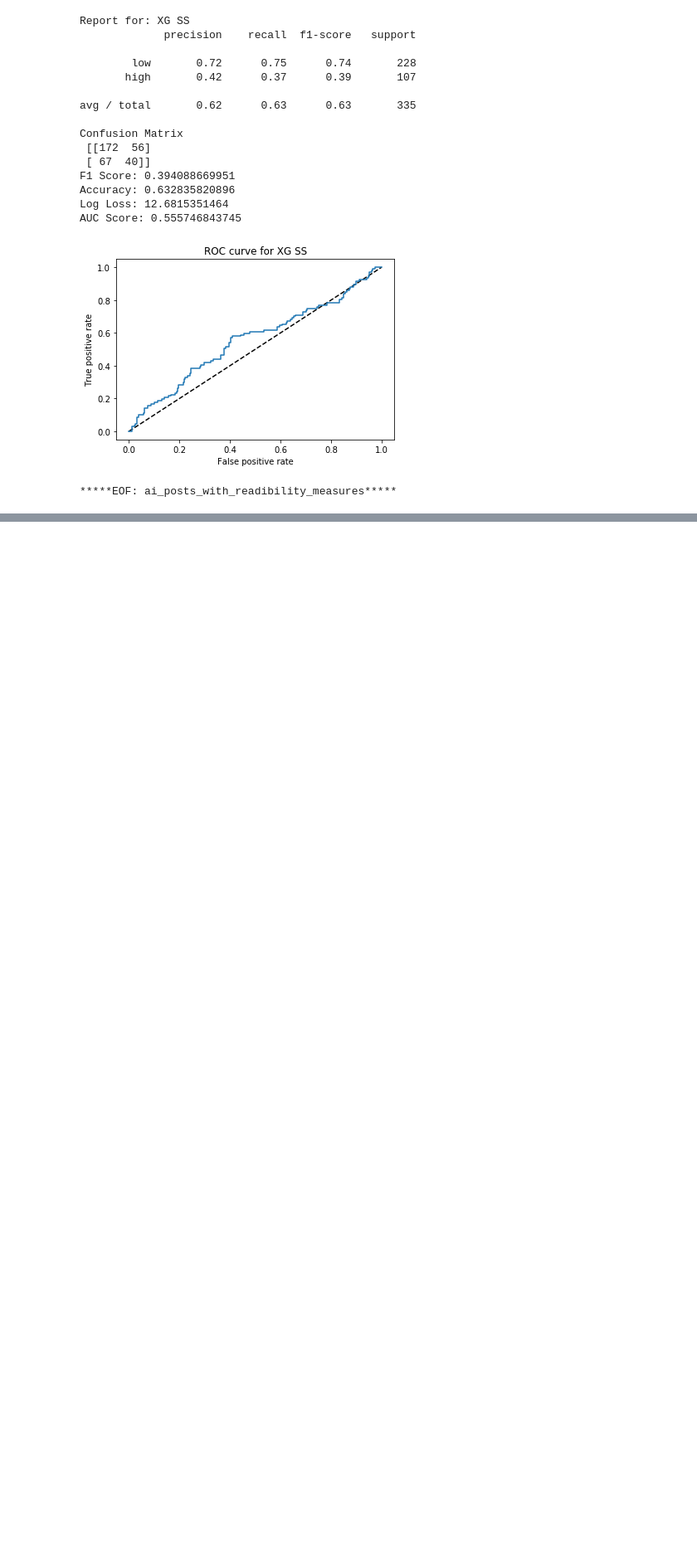
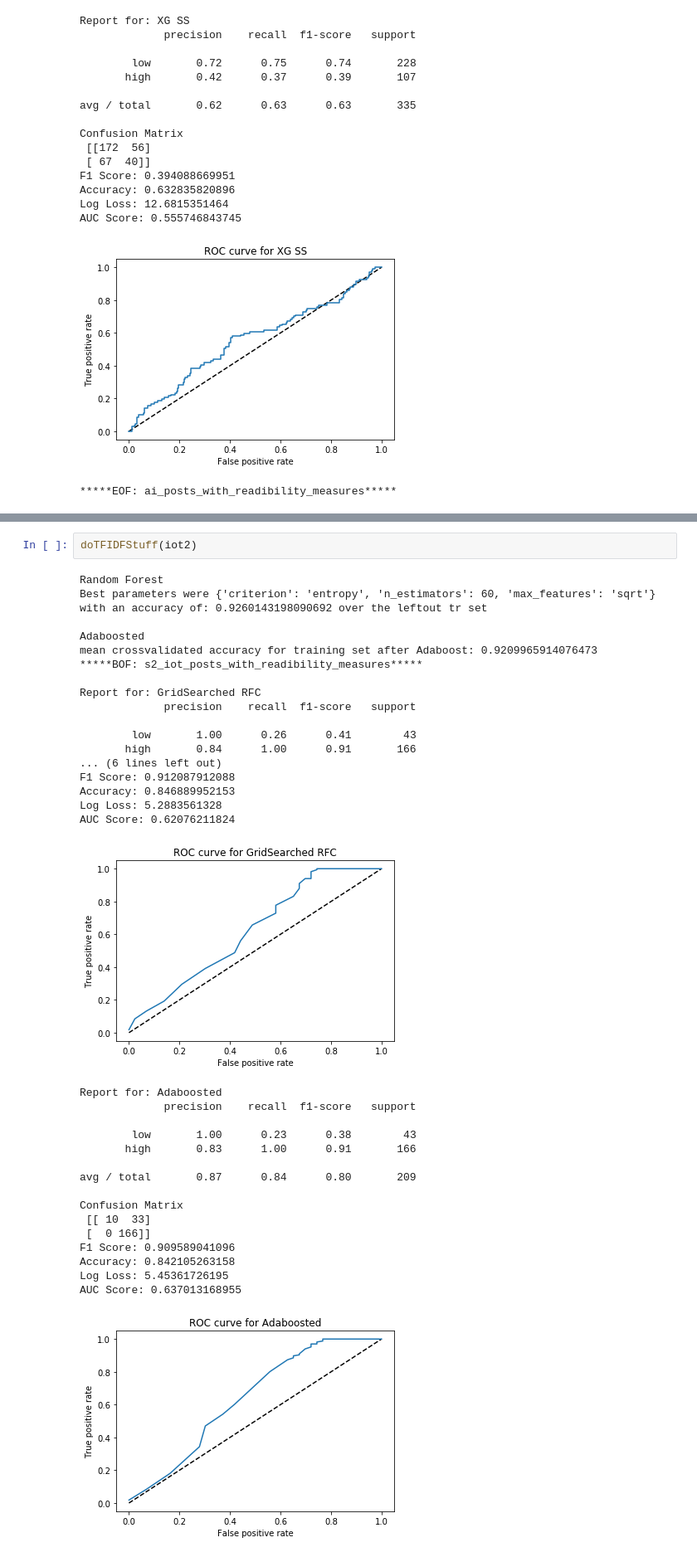
Before and after one commit to maqzi/Posts-Analyser, a Jupyter notebook: Forest-Analysis.ipynb, the cells around one changed output, grey strips where cells are left out. Shown at 83% size. Drawn from its saved outputs; the diff is of its cells as text; blank space fills up the shorter version.

```diff
--- a/Forest-Analysis.ipynb
+++ b/Forest-Analysis.ipynb
@@ -433,0 +751,37 @@ AUC Score: 0.555746843745
+# %%
+doTFIDFStuff(iot2)
+# %% [output]
+Random Forest
+Best parameters were {'criterion': 'entropy', 'n_estimators': 60, 'max_features': 'sqrt'} with an accuracy of: 0.9260143198090692 over the leftout tr set
+
+Adaboosted
+mean crossvalidated accuracy for training set after Adaboost: 0.9209965914076473
+*****BOF: s2_iot_posts_with_readibility_measures*****
+
+Report for: GridSearched RFC
+             precision    recall  f1-score   support
+
+        low       1.00      0.26      0.41        43
+       high       0.84      1.00      0.91       166
+... (6 lines left out)
+F1 Score: 0.912087912088
+Accuracy: 0.846889952153
+Log Loss: 5.2883561328
+AUC Score: 0.62076211824
+[figure, added]
+Report for: Adaboosted
+             precision    recall  f1-score   support
+
+        low       1.00      0.23      0.38        43
+       high       0.83      1.00      0.91       166
+
+avg / total       0.87      0.84      0.80       209
+
+Confusion Matrix
+ [[ 10  33]
+ [  0 166]]
+F1 Score: 0.909589041096
+Accuracy: 0.842105263158
+Log Loss: 5.45361726195
+AUC Score: 0.637013168955
+[figure, added]
```
Also changed, not shown: parts of 8 cells of this notebook, 4 other files.
